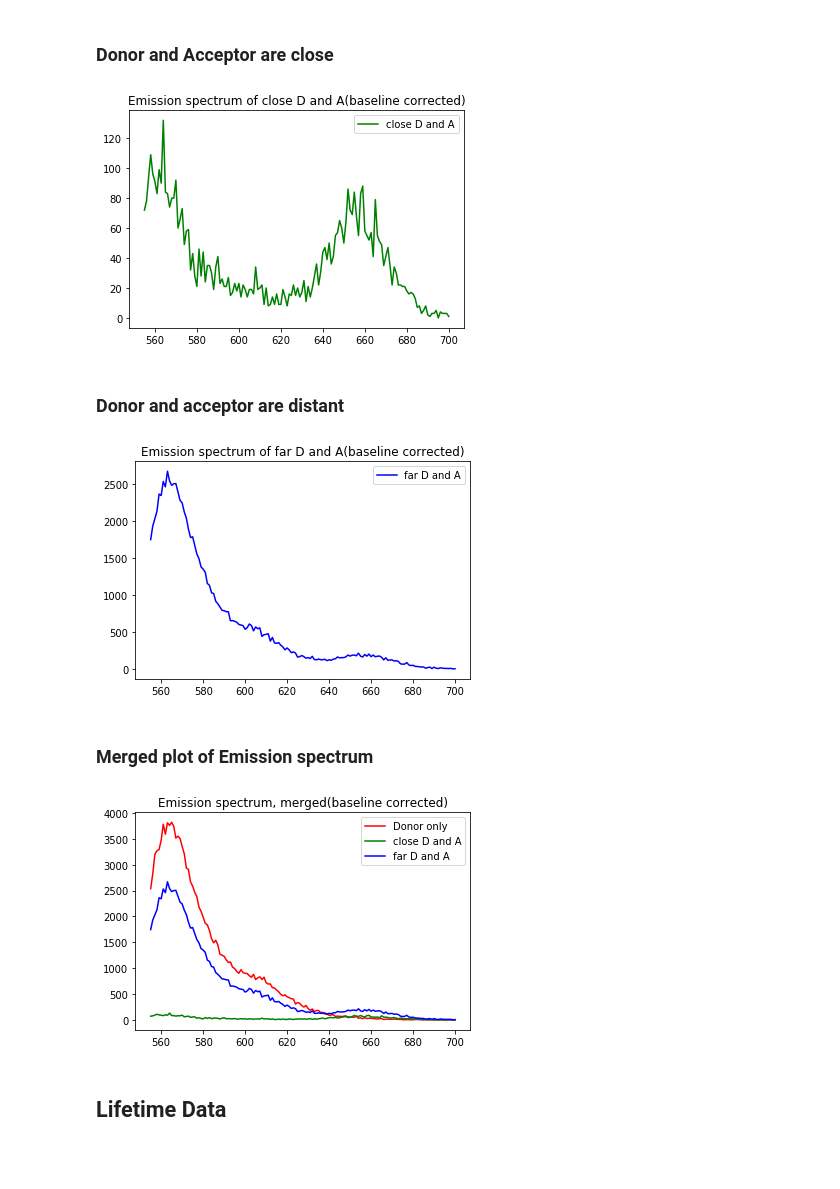
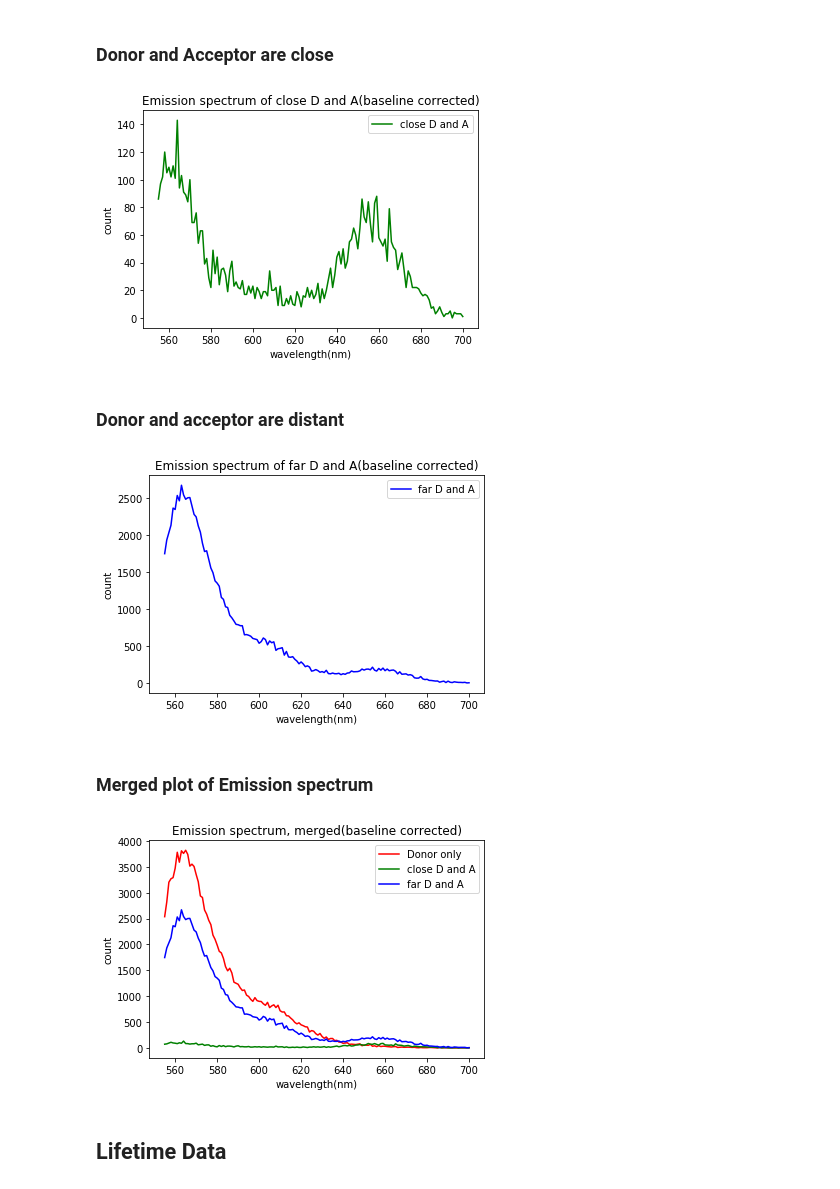
Before and after one commit to kadryjh1724/HW, a Jupyter notebook: Physical Analytical Chemistry Lab/FRET/data_analysis.ipynb, the cells around one changed output. Saved outputs shown, nothing was run; the diff lists cells and outputs as text; code cells hidden in the pictures; blank space fills up the shorter version.

```diff
--- a/Physical Analytical Chemistry Lab/FRET/data_analysis.ipynb
+++ b/Physical Analytical Chemistry Lab/FRET/data_analysis.ipynb
@@ -45,33 +49,39 @@ plt.show()
 # %%
 plt.plot(DA_close_np[:,0],DA_close_np[:,1],'g-',label='close D and A')
 
+plt.xlabel('wavelength(nm)')
+plt.ylabel('count')
 plt.legend(loc="upper right")
 plt.title('Emission spectrum of close D and A(baseline corrected)')
 plt.show()
 # %% [output]
-[figure, old version]
+[figure, new version]
 # %% [markdown]
  ### Donor and acceptor are distant
 # %%
 plt.plot(DA_far_np[:,0],DA_far_np[:,1],'b-',label='far D and A')
 
+plt.xlabel('wavelength(nm)')
+plt.ylabel('count')
 plt.legend(loc="upper right")
 plt.title('Emission spectrum of far D and A(baseline corrected)')
 plt.show()
 # %% [output]
-[figure, old version]
+[figure, new version]
 # %% [markdown]
 ### Merged plot of Emission spectrum
 # %%
 plt.plot(D_only_np[:,0],D_only_np[:,1],'r-',label='Donor only')
 plt.plot(DA_close_np[:,0],DA_close_np[:,1],'g-',label='close D and A')
 plt.plot(DA_far_np[:,0],DA_far_np[:,1],'b-',label='far D and A')
 
+plt.xlabel('wavelength(nm)')
+plt.ylabel('count')
 plt.legend(loc="upper right")
 plt.title('Emission spectrum, merged(baseline corrected)')
 plt.show()
 # %% [output]
-[figure, old version]
+[figure, new version]
 # %% [markdown]
 ## Lifetime Data
 # %% [markdown]
```
Also changed, not shown: parts of 3 cells of this notebook.
